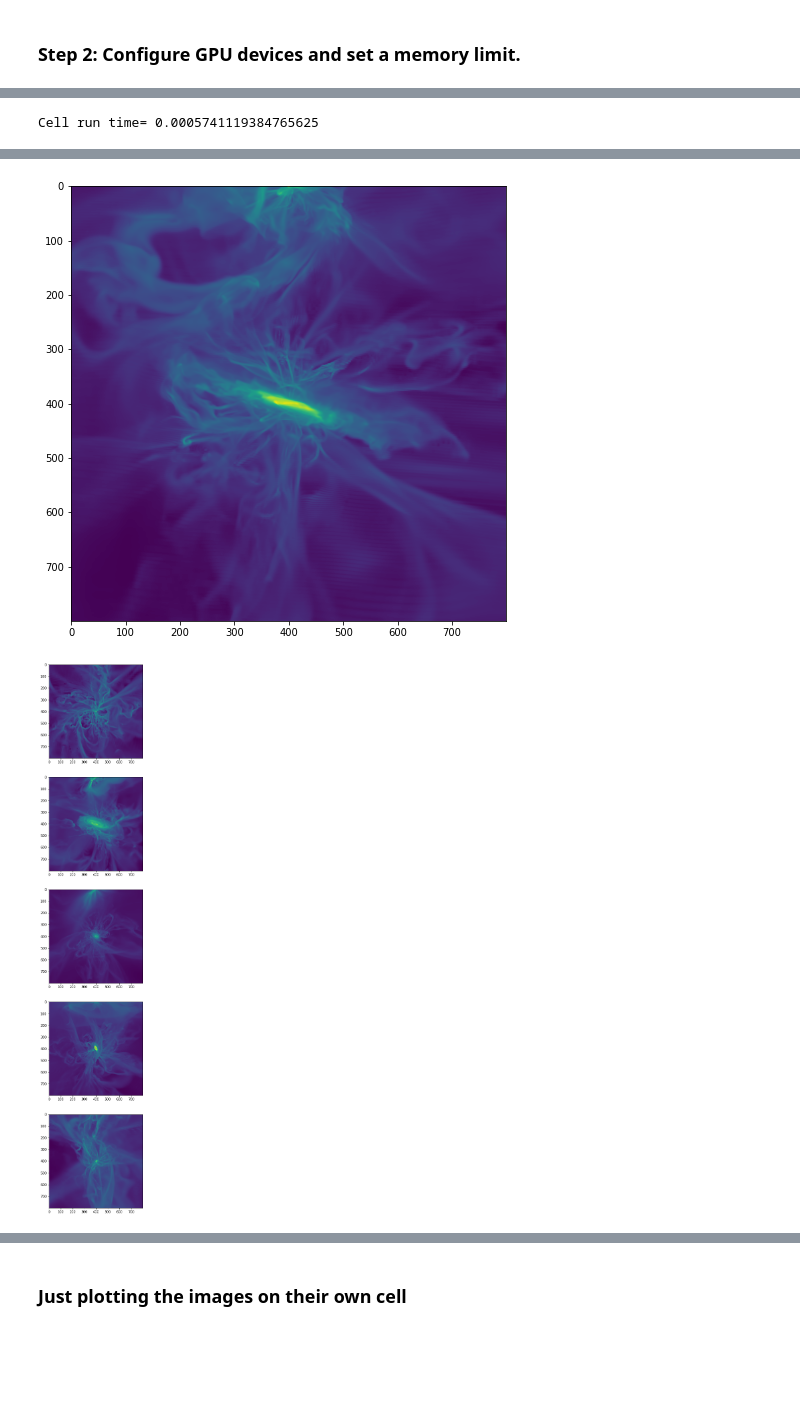
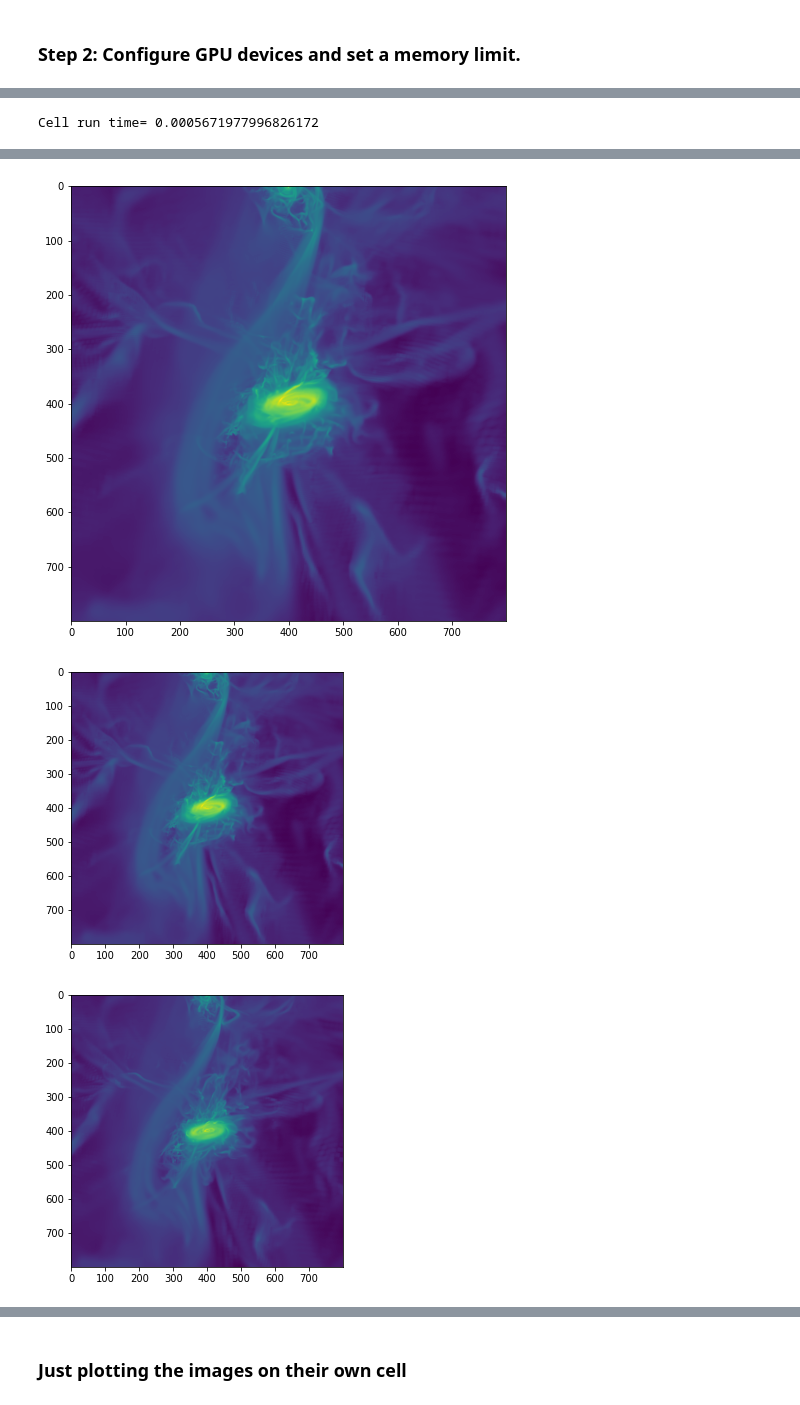
Before and after one commit to RamiAlbelbeisi97/Master_Thesis, a Jupyter notebook: Similarity_search.ipynb, the cells around one changed output, grey strips where cells are left out. Saved outputs shown, nothing was run; the diff lists cells and outputs as text; code cells hidden in the pictures; blank space fills up the shorter version.

```diff
--- a/Similarity_search.ipynb
+++ b/Similarity_search.ipynb
@@ -487,8 +487,9 @@ def Image_search(pickle_path='/groups/astro/rami/images/image_000005.png',pickle
             projection=pickle_file[-5:-4]
             file=path_reggie+'/movie_frame_'+frame+'/projection_'+projection+'.pkl'
             img=load_pickle(file=file)
+            plt.title('Observation')
             plt.imshow(img**0.1)
-            plt.figure(figsize=(10,30))
+
             j=0
             for match in  names:
                 frame=match[-23:-17]
@@ -497,7 +498,9 @@ def Image_search(pickle_path='/groups/astro/rami/images/image_000005.png',pickle
                 print(file)
                 j+=1
                 img=load_pickle(file=file)
-                plt.subplot(len(names),1,j)
+                plt.figure(figsize=(5,5))
+                title=str
+                plt.title('
                 plt.imshow(img**0.1)
     if use_timing:
         t6 = time.time()
@@ -540,11 +543,11 @@ tik2=time.time()
 
 print('Cell run time=',(tik2-tik1))
 # %% [output]
-Cell run time= 0.0005741119384765625
+Cell run time= 0.0005671977996826172
 # %%
 
 tik1=time.time()
-best_matches=Image_search(pickle_path='/data/scratch/rami/features/vgg16/feature_frame000103/projection_0.pkl',pickles_path='/data/scratch/rami/features/vgg19/',max_num_pickles=100,\
+best_matches=Image_search(pickle_path='/data/scratch/rami/features/vgg16/feature_frame000103/projection_0.pkl',pickles_path='/data/scratch/rami/features/vgg16/',max_num_pickles=3072,\
                  model_name='vgg16',\
                  distance_metric='knn',k=5,use_PCA=False,n_components=500,\
                  use_timing=False, display_output=True,\
@@ -576,2 +579,3 @@ Cell run time= 2.6478829383850098
-[figure, old version]
+[figure, new version]
-[figure, old version]
+[figure, new version]
+[figure, added]
```
Also changed, not shown: parts of 5 cells of this notebook.
